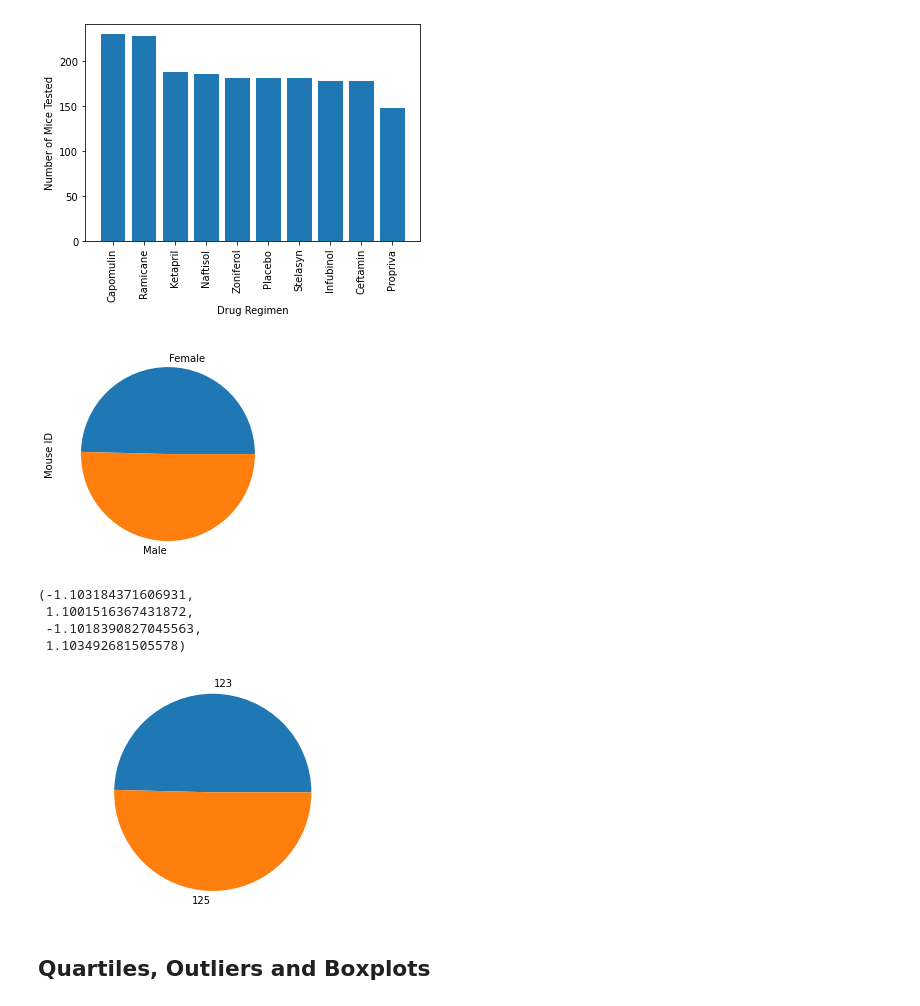
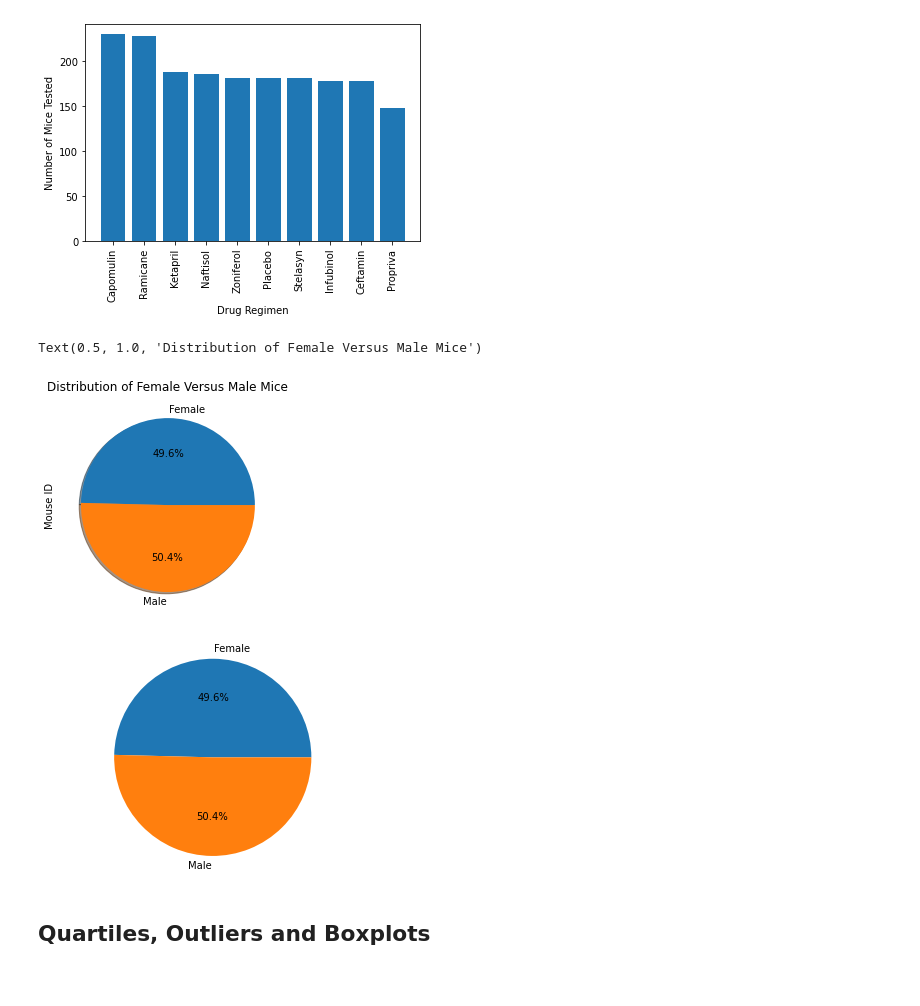
Before and after one commit to Barlow0471/MatplotlibHW, a Jupyter notebook: pymaceuticals_starter.ipynb, the cells around one changed output. Saved outputs shown, nothing was run; the diff lists cells and outputs as text; code cells hidden in the pictures.

Commit message:
Finishing up pie charts

```diff
--- a/pymaceuticals_starter.ipynb
+++ b/pymaceuticals_starter.ipynb
@@ -160,23 +160,23 @@ plt.show()
 # %%
 # Generate a pie plot showing the distribution of female versus male mice using pandas
 pie_data = clean_df.groupby("Sex").nunique()["Mouse ID"]
-pie_plot = pie_data.plot.pie()
+pie_plot = pie_data.plot(kind='pie', shadow=True, autopct='%1.1f%%')
+pie_plot.set_title('Distribution of Female Versus Male Mice')
 # %% [output]
+Text(0.5, 1.0, 'Distribution of Female Versus Male Mice')
-[figure, old version]
+[figure, new version]
 # %%
 # Generate a pie plot showing the distribution of female versus male mice using pyplot
 # plt.pie(len(clean_df["Sex"]))
 # plt.axis("equal")
 # plt.show()
+labels ='Female', 'Male'
 pie_data = clean_df.groupby("Sex").nunique()["Mouse ID"]
-plt.pie(pie_data, labels=pie_data)
+plt.pie(pie_data, labels=labels, autopct='%1.1f%%')
 plt.axis('equal')
+plt.show()
 # %% [output]
-(-1.103184371606931,
- 1.1001516367431872,
- -1.1018390827045563,
- 1.103492681505578)
-[figure, old version]
+[figure, new version]
 # %% [markdown]
 ## Quartiles, Outliers and Boxplots
 # %%
```
